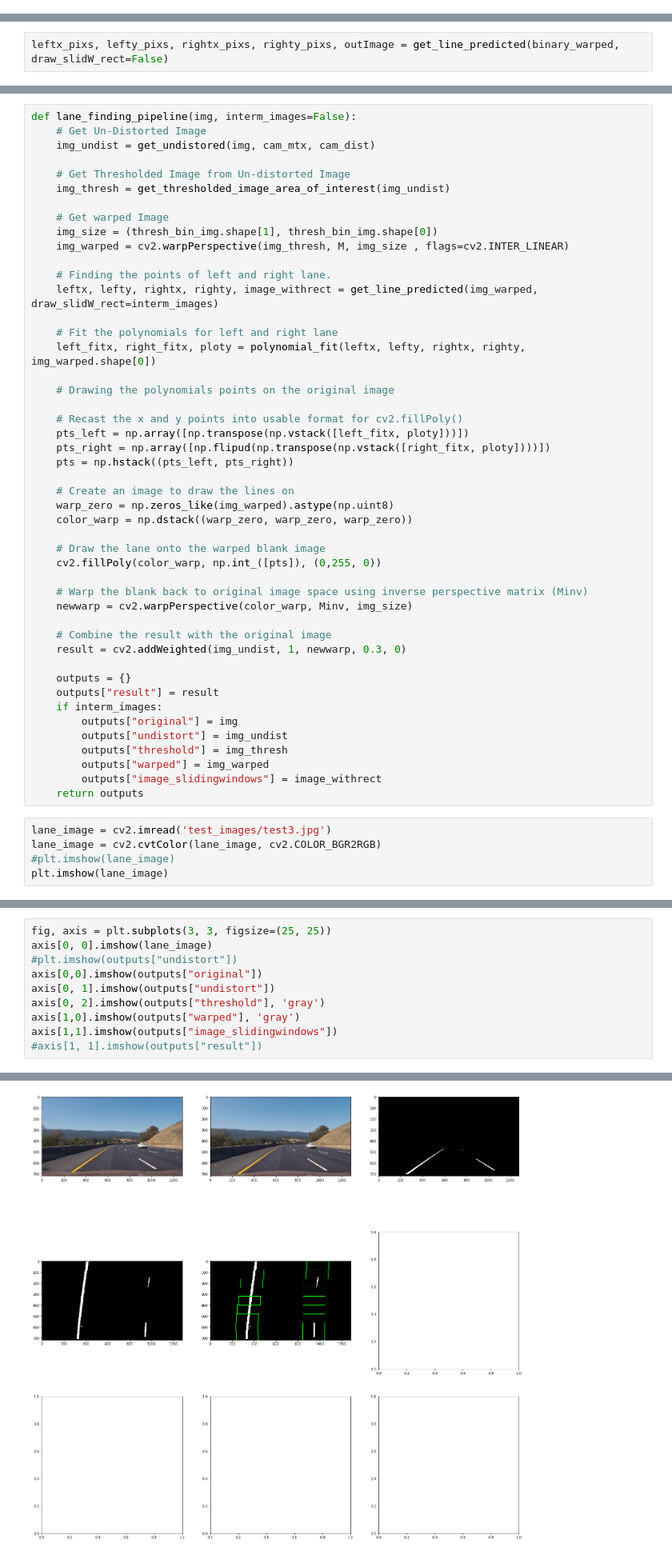
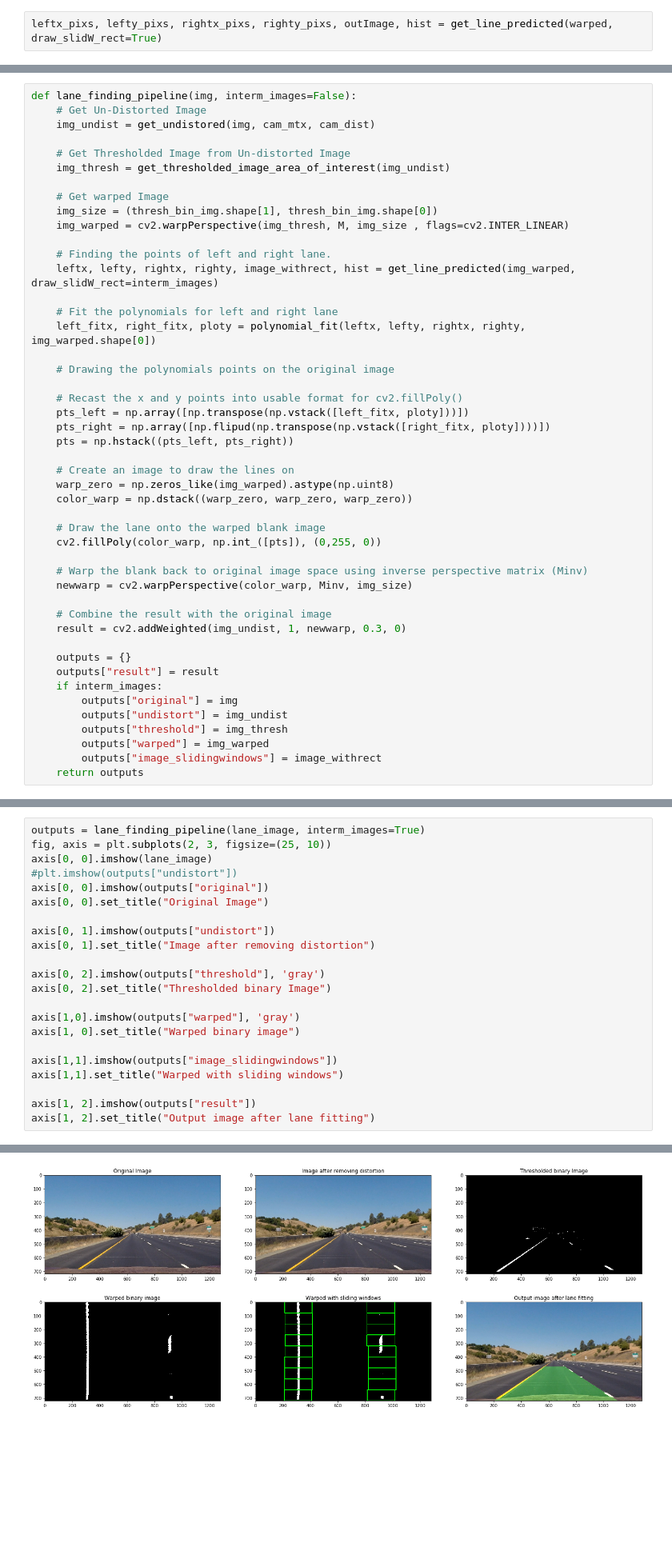
Before and after one commit to rajkuma2011/CarND-Advanced-Lane-Lines, a Jupyter notebook: Advance Lane Finding.ipynb, the cells around one changed output, grey strips where cells are left out. Shown at 80% size. Drawn from its saved outputs; the diff is of its cells as text; blank space fills up the shorter version.

Commit message:
Lane findng pipeline

```diff
--- a/Advance Lane Finding.ipynb
+++ b/Advance Lane Finding.ipynb
@@ -405,0 +478,2 @@ hist, left_pix, right_pixel = choose_pixel_of_binaryImg_by_histogram_analysis(bi
+# %%
+leftx_pixs, lefty_pixs, rightx_pixs, righty_pixs, outImage, hist = get_line_predicted(warped, draw_slidW_rect=True)
@@ -484,2 +488,0 @@ def get_line_predicted(binary_img, slid_win_count = 9, margin=100, minpix=50, dr
-# %%
-leftx_pixs, lefty_pixs, rightx_pixs, righty_pixs, outImage = get_line_predicted(binary_warped, draw_slidW_rect=False)
@@ -532,7 +538,7 @@ def lane_finding_pipeline(img, interm_images=False):
     img_warped = cv2.warpPerspective(img_thresh, M, img_size , flags=cv2.INTER_LINEAR)
 
     # Finding the points of left and right lane.
-    leftx, lefty, rightx, righty, image_withrect = get_line_predicted(img_warped, draw_slidW_rect=interm_images)
+    leftx, lefty, rightx, righty, image_withrect, hist = get_line_predicted(img_warped, draw_slidW_rect=interm_images)
 
     # Fit the polynomials for left and right lane
     left_fitx, right_fitx, ploty = polynomial_fit(leftx, lefty, rightx, righty, img_warped.shape[0])
@@ -566,8 +572,3 @@ def lane_finding_pipeline(img, interm_images=False):
         outputs["warped"] = img_warped
         outputs["image_slidingwindows"] = image_withrect
     return outputs
-# %%
-lane_image = cv2.imread('test_images/test3.jpg')
-lane_image = cv2.cvtColor(lane_image, cv2.COLOR_BGR2RGB)
-#plt.imshow(lane_image)
-plt.imshow(lane_image)
@@ -584,11 +575,23 @@ plt.imshow(get_thresholded_image(lane_image), 'gray')
 # %%
-fig, axis = plt.subplots(3, 3, figsize=(25, 25))
+outputs = lane_finding_pipeline(lane_image, interm_images=True)
+fig, axis = plt.subplots(2, 3, figsize=(25, 10))
 axis[0, 0].imshow(lane_image)
 #plt.imshow(outputs["undistort"])
-axis[0,0].imshow(outputs["original"])
+axis[0, 0].imshow(outputs["original"])
+axis[0, 0].set_title("Original Image")
+
 axis[0, 1].imshow(outputs["undistort"])
+axis[0, 1].set_title("Image after removing distortion")
+
 axis[0, 2].imshow(outputs["threshold"], 'gray')
+axis[0, 2].set_title("Thresholded binary Image")
+
 axis[1,0].imshow(outputs["warped"], 'gray')
+axis[1, 0].set_title("Warped binary image")
+
 axis[1,1].imshow(outputs["image_slidingwindows"])
-#axis[1, 1].imshow(outputs["result"])
+axis[1,1].set_title("Warped with sliding windows")
+
+axis[1, 2].imshow(outputs["result"])
+axis[1, 2].set_title("Output image after lane fitting")
 # %% [output]
@@ -596 +599 @@ axis[1,1].imshow(outputs["image_slidingwindows"])
-[figure, old version]
+[figure, new version]
```
Also changed, not shown: parts of 65 cells of this notebook, 3 other files.
